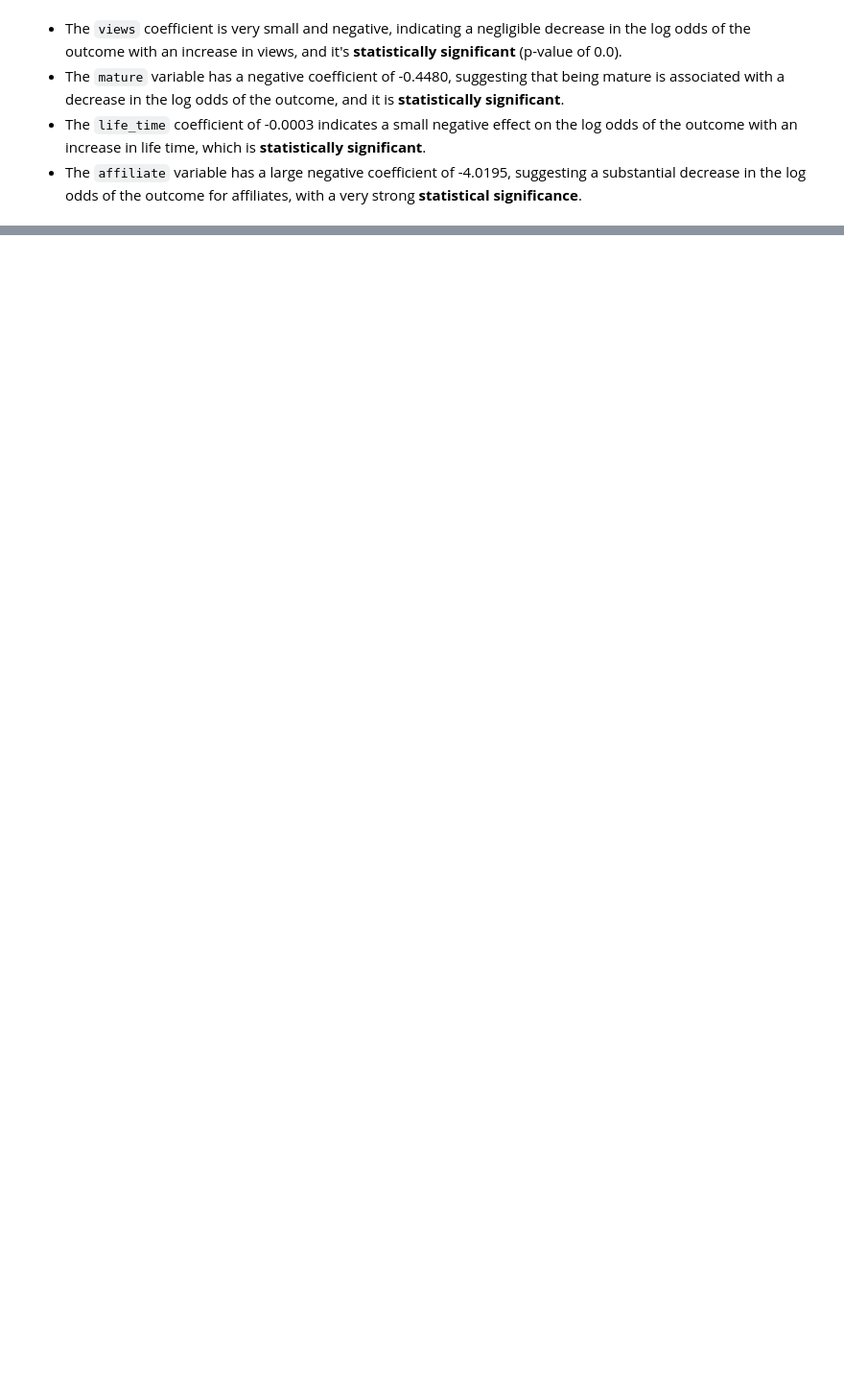
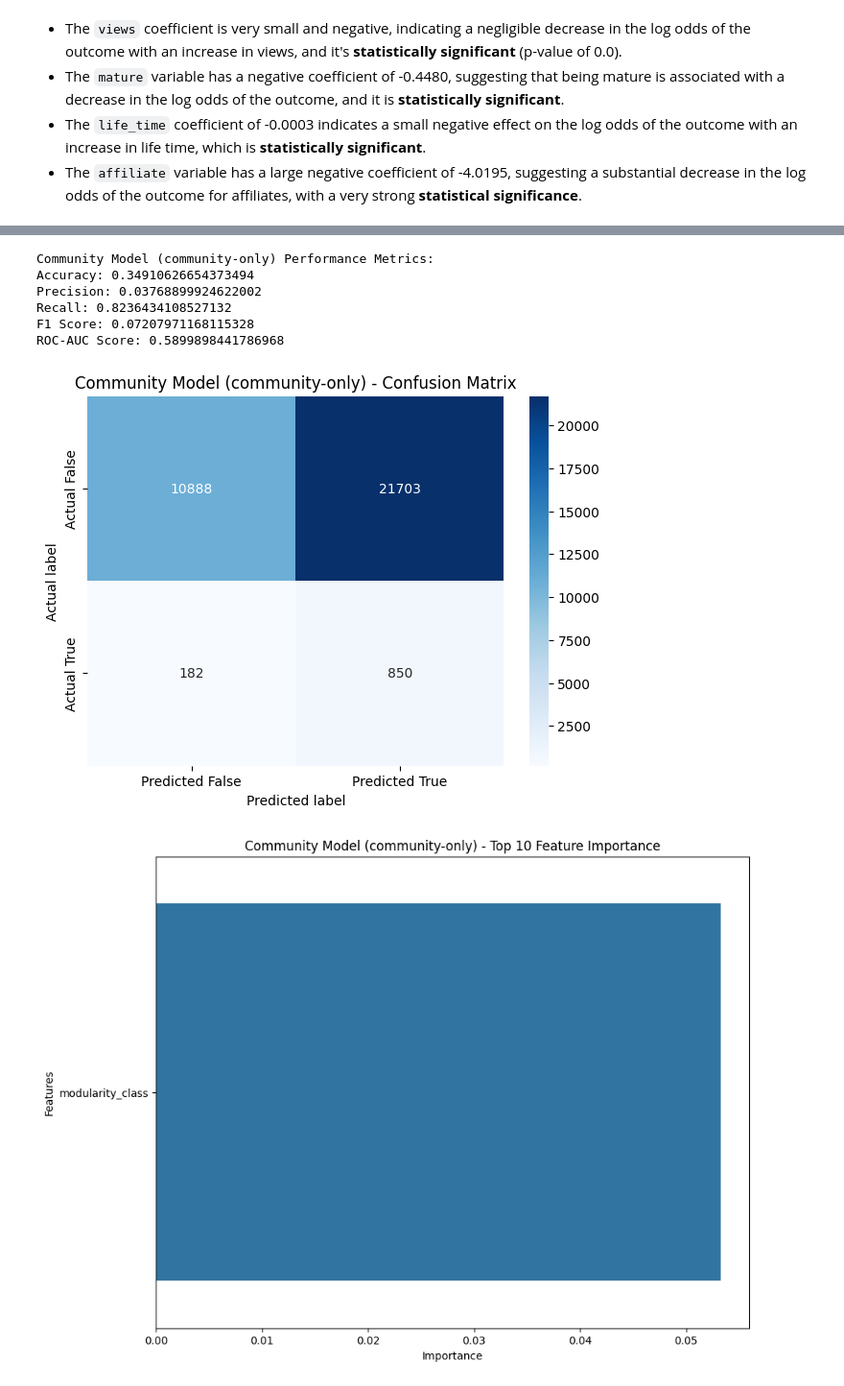
Before and after one commit to kevinlin0638/mini-project, a Jupyter notebook: project/model.ipynb, the cells around one changed output, grey strips where cells are left out. Shown: that part at 96% size. Saved outputs shown, nothing was run; the diff lists cells and outputs as text; code cells hidden in the pictures; blank space fills up the shorter version.

```diff
--- a/project/model.ipynb
+++ b/project/model.ipynb
@@ -124,0 +261,15 @@ language_ZH        0.2458   1.21e+06   2.03e-07      1.000   -2.38e+06    2.38e+
+# %%
+# X and y
+X = node_df_encoded[community_list]  # Features
+y = node_df_encoded['dead_account']  # Target
+
+overall_result.append(run_and_evaluate_model(X, y, model_name='Community Model (community-only)'))
+# %% [output]
+Community Model (community-only) Performance Metrics:
+Accuracy: 0.34910626654373494
+Precision: 0.03768899924622002
+Recall: 0.8236434108527132
+F1 Score: 0.07207971168115328
+ROC-AUC Score: 0.5899898441786968
+[figure, added]
+[figure, added]
```
Also changed, not shown: parts of 27 cells of this notebook, 2 other files.
